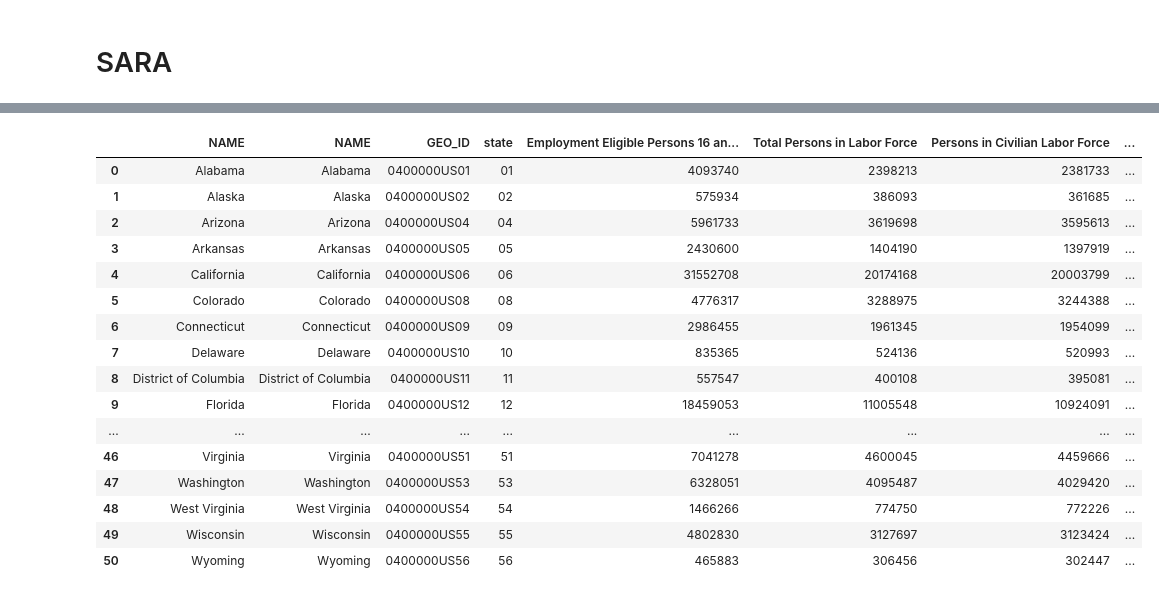
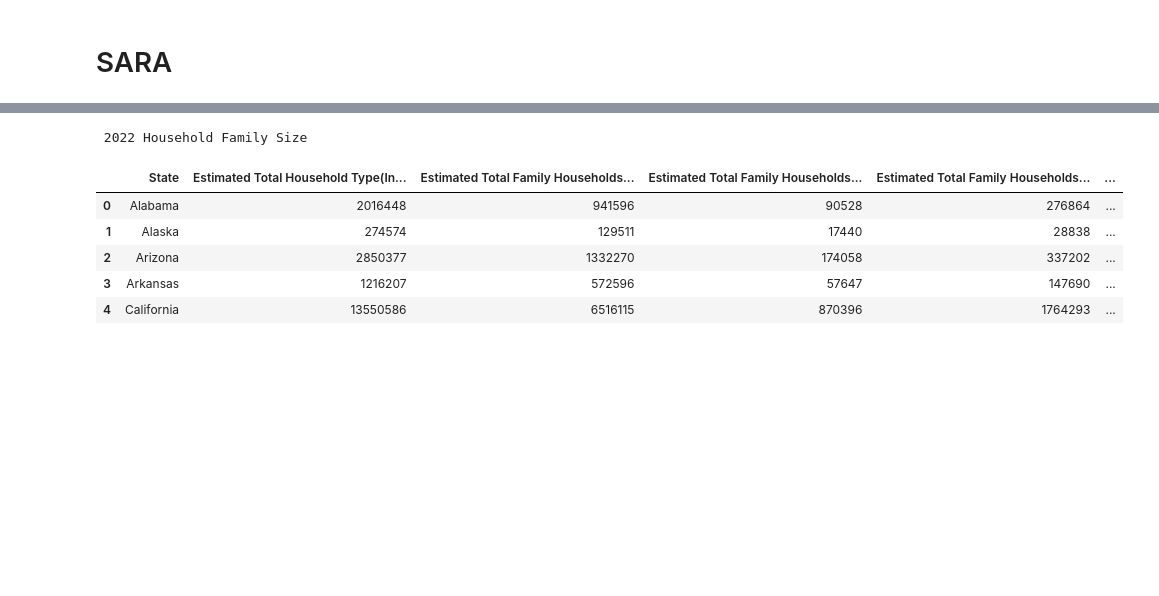
Before and after one commit to kikichan1/Project-1, a Jupyter notebook: Family_Size_Notebook.ipynb, the cells around one changed output, grey strips where cells are left out. Drawn from its saved outputs; the diff is of its cells as text; code cells hidden in the pictures; blank space fills up the shorter version.

```diff
--- a/Family_Size_Notebook.ipynb
+++ b/Family_Size_Notebook.ipynb
@@ -38,47 +35,41 @@ Family Size URL: https://api.census.gov/data/2022/acs/acs1?get=NAME,group(B11001
 # %%
-employment_df = pd.DataFrame(requests.get(employment_url).json()[1:], columns=requests.get(employment_url).json()[0])
+family_size_2022_df = pd.DataFrame(requests.get(family_size_2022_url).json()[1:], columns=requests.get(family_size_2022_url).json()[0])
 
-employment_df_cleaned = employment_df.rename(columns={
-    'B23025_001E': 'Employment Eligible Persons 16 and over',
-    'B23025_002E': 'Total Persons in Labor Force',
-    'B23025_003E': 'Persons in Civilian Labor Force',
-    'B23025_004E': 'Employed Persons in Civilian Labor Force',
-    'B23025_005E': 'Persons in Armed Forces',
-    'B23025_006E': 'Unemployed Persons in Civilian Labor Force',
-    'B23025_007E': 'Not in Workforce'
+family_size_2022_df_cleaned = family_size_2022_df.rename(columns={
+    'NAME': 'State',
+    'B11001_001E': 'Estimated Total Household Type(Including Living Alone)',
+    'B11001_003E': 'Estimated Total Family Households(Married Couples)',
+    'B11001_005E': 'Estimated Total Family Households(Male Householder No Spouse)',
+    'B11001_006E': 'Estimated Total Family Households(Female Householder No Spouse)',
+    'B11001_007E': 'Estimated Total Family Household(Nonfamily Households)',
+    'B11001_008E': 'Estimated Total Family Household(Householder Living Alone)'
 })
 
-employment_df_final = employment_df_cleaned[[
-    'NAME',
-    'GEO_ID',
-    'state',
-    'Employment Eligible Persons 16 and over',
-    'Total Persons in Labor Force',
-    'Persons in Civilian Labor Force',
-    'Employed Persons in Civilian Labor Force',
-    'Persons in Armed Forces',
-    'Unemployed Persons in Civilian Labor Force',
-    'Not in Workforce'
+family_size_2022_df_final = family_size_2022_df_cleaned[[
+    'State',
+    'Estimated Total Household Type(Including Living Alone)',
+    'Estimated Total Family Households(Married Couples)',
+    'Estimated Total Family Households(Male Householder No Spouse)',
+    'Estimated Total Family Households(Female Householder No Spouse)',
+    'Estimated Total Family Household(Nonfamily Households)',
+    'Estimated Total Family Household(Householder Living Alone)'
 ]]
 
-employment_df_final
 
-#elizabeth to remove one of the NAME columns
+#remove duplicate NAME column
+family_size_2022_df_final = family_size_2022_df_final.loc[:, ~family_size_2022_df_final.columns.duplicated()]
+
+# Add a column for the year
+family_size_2022_df_final['Year'] = 2022
+
+#table output
+print('\n 2022 Household Family Size\n')
+family_size_2022_df_final.head()
 # %% [output]
+ 2022 Household Family Size
-|  | NAME | NAME | GEO_ID | state | Employment Eligible Persons 16 an... | Total Persons in Labor Force | Persons in Civilian Labor Force | ... |
-| 0 | Alabama | Alabama | 0400000US01 | 01 | 4093740 | 2398213 | 2381733 | ... |
-| 1 | Alaska | Alaska | 0400000US02 | 02 | 575934 | 386093 | 361685 | ... |
-| 2 | Arizona | Arizona | 0400000US04 | 04 | 5961733 | 3619698 | 3595613 | ... |
-| 3 | Arkansas | Arkansas | 0400000US05 | 05 | 2430600 | 1404190 | 1397919 | ... |
-| 4 | California | California | 0400000US06 | 06 | 31552708 | 20174168 | 20003799 | ... |
-| 5 | Colorado | Colorado | 0400000US08 | 08 | 4776317 | 3288975 | 3244388 | ... |
-| 6 | Connecticut | Connecticut | 0400000US09 | 09 | 2986455 | 1961345 | 1954099 | ... |
-| 7 | Delaware | Delaware | 0400000US10 | 10 | 835365 | 524136 | 520993 | ... |
-| 8 | District of Columbia | District of Columbia | 0400000US11 | 11 | 557547 | 400108 | 395081 | ... |
-| 9 | Florida | Florida | 0400000US12 | 12 | 18459053 | 11005548 | 10924091 | ... |
-| ... | ... | ... | ... | ... | ... | ... | ... | ... |
-| 46 | Virginia | Virginia | 0400000US51 | 51 | 7041278 | 4600045 | 4459666 | ... |
-| 47 | Washington | Washington | 0400000US53 | 53 | 6328051 | 4095487 | 4029420 | ... |
-| 48 | West Virginia | West Virginia | 0400000US54 | 54 | 1466266 | 774750 | 772226 | ... |
-| 49 | Wisconsin | Wisconsin | 0400000US55 | 55 | 4802830 | 3127697 | 3123424 | ... |
-| 50 | Wyoming | Wyoming | 0400000US56 | 56 | 465883 | 306456 | 302447 | ... |
+|  | State | Estimated Total Household Type(In... | Estimated Total Family Households... | Estimated Total Family Households... | Estimated Total Family Households... | ... |
+| 0 | Alabama | 2016448 | 941596 | 90528 | 276864 | ... |
+| 1 | Alaska | 274574 | 129511 | 17440 | 28838 | ... |
+| 2 | Arizona | 2850377 | 1332270 | 174058 | 337202 | ... |
+| 3 | Arkansas | 1216207 | 572596 | 57647 | 147690 | ... |
+| 4 | California | 13550586 | 6516115 | 870396 | 1764293 | ... |
```
Also changed, not shown: parts of 15 cells of this notebook, 41 other files.
